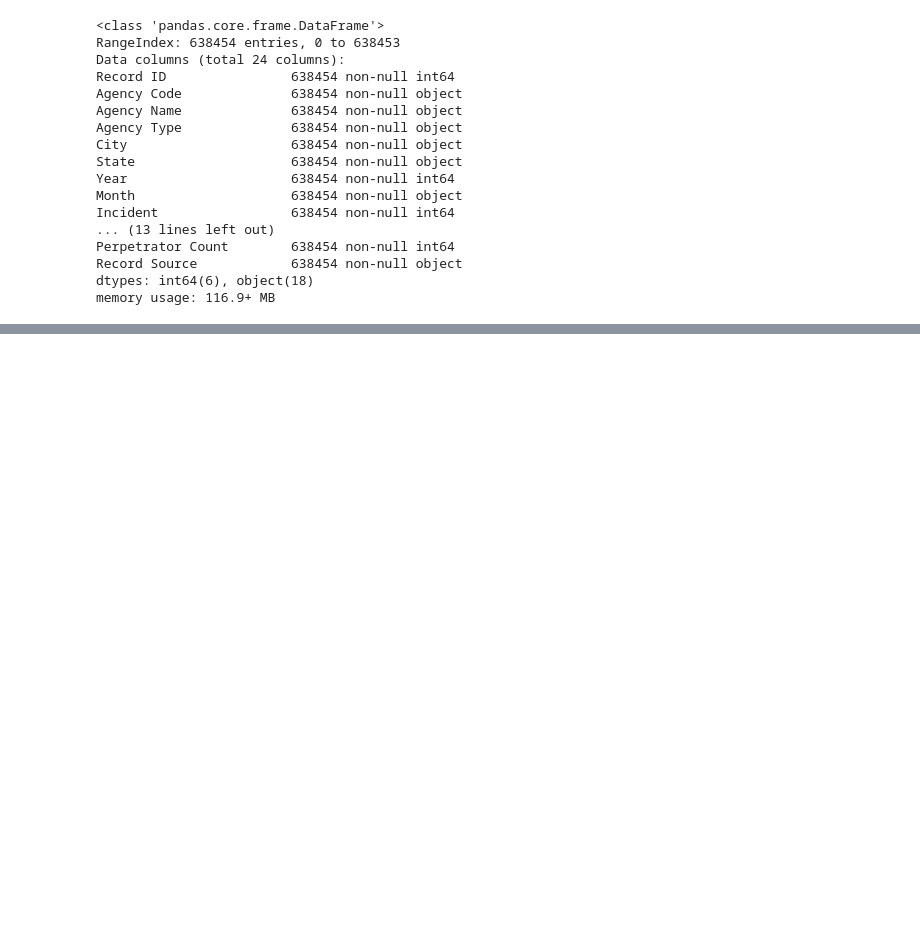
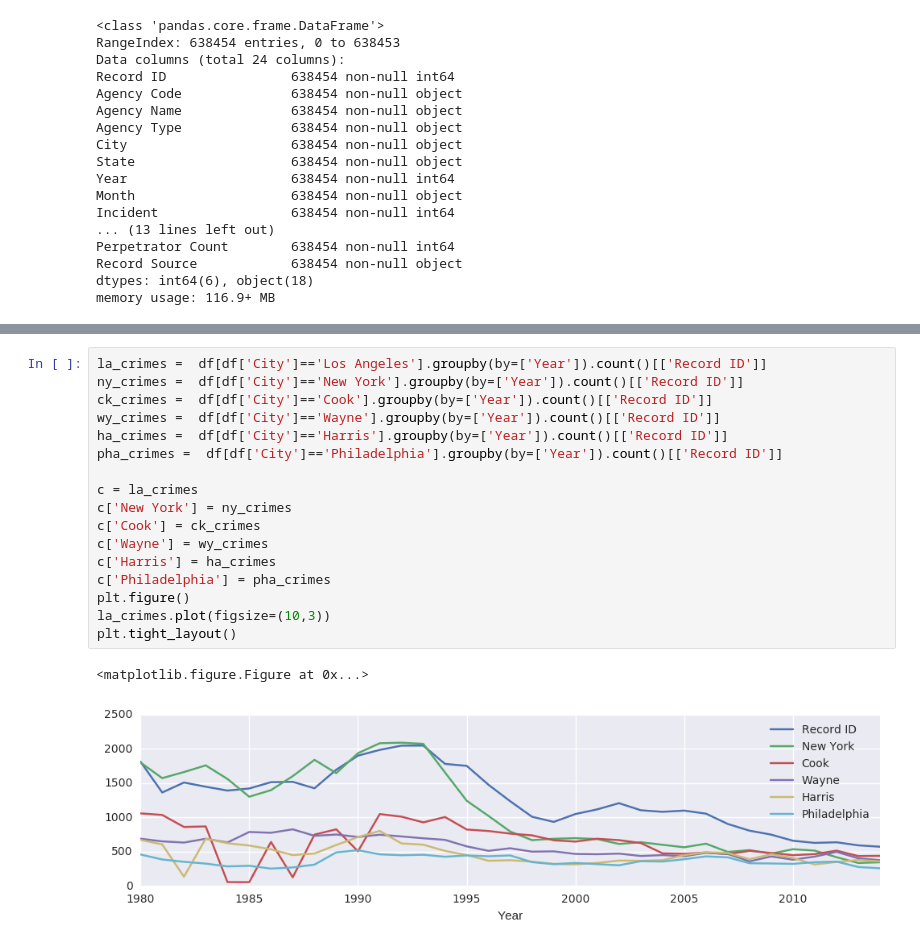
Before and after one commit to ddmng/jupyter-test, a Jupyter notebook: homicides/Study 1.ipynb, the cells around one changed output, grey strips where cells are left out. Drawn from its saved outputs; the diff is of its cells as text; blank space fills up the shorter version.

```diff
--- a/homicides/Study 1.ipynb
+++ b/homicides/Study 1.ipynb
@@ -48,0 +75,20 @@ df.describe()
+# %%
+la_crimes =  df[df['City']=='Los Angeles'].groupby(by=['Year']).count()[['Record ID']]
+ny_crimes =  df[df['City']=='New York'].groupby(by=['Year']).count()[['Record ID']]
+ck_crimes =  df[df['City']=='Cook'].groupby(by=['Year']).count()[['Record ID']]
+wy_crimes =  df[df['City']=='Wayne'].groupby(by=['Year']).count()[['Record ID']]
+ha_crimes =  df[df['City']=='Harris'].groupby(by=['Year']).count()[['Record ID']]
+pha_crimes =  df[df['City']=='Philadelphia'].groupby(by=['Year']).count()[['Record ID']]
+
+c = la_crimes
+c['New York'] = ny_crimes
+c['Cook'] = ck_crimes
+c['Wayne'] = wy_crimes
+c['Harris'] = ha_crimes
+c['Philadelphia'] = pha_crimes
+plt.figure()
+la_crimes.plot(figsize=(10,3))
+plt.tight_layout()
+# %% [output]
+<matplotlib.figure.Figure at 0x...>
+[figure, added]
```
Also changed, not shown: parts of 2 cells of this notebook.
